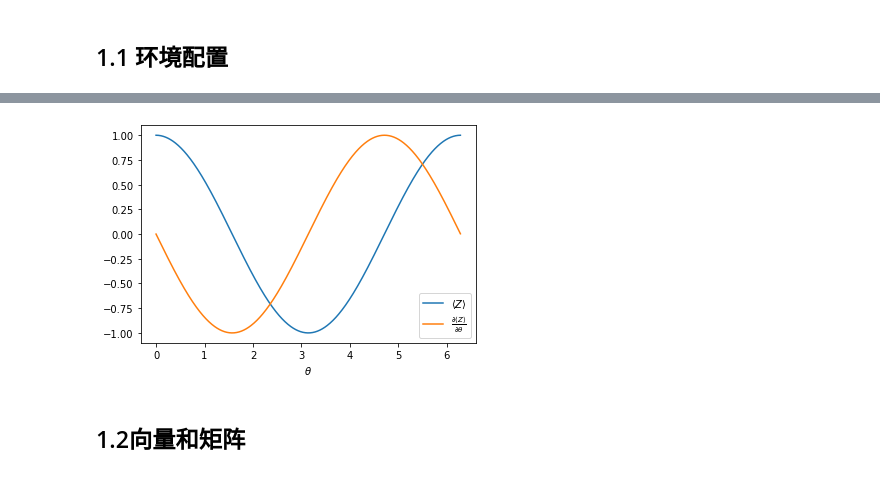
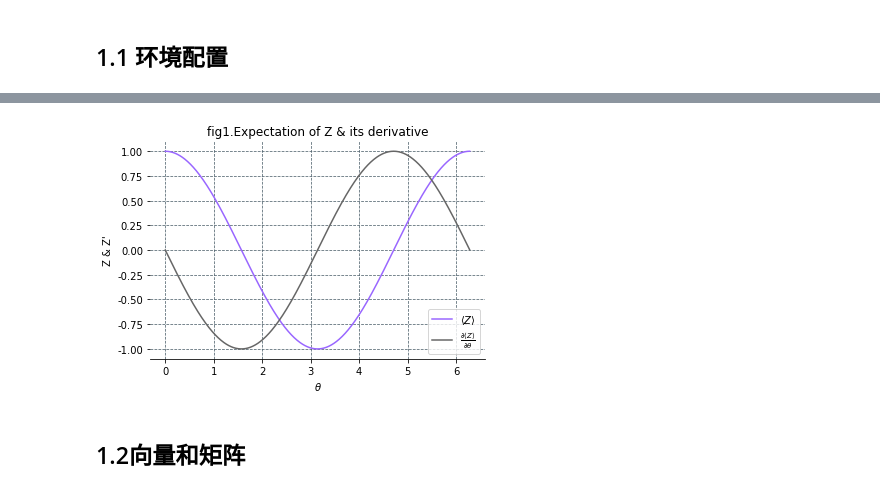
Before and after one commit to BenjaminT2048/quantum_simulations, a Jupyter notebook: coding diary.ipynb, the cells around one changed output, grey strips where cells are left out. Saved outputs shown, nothing was run; the diff lists cells and outputs as text; code cells hidden in the pictures.

```diff
--- a/coding diary.ipynb
+++ b/coding diary.ipynb
@@ -6,9 +6,10 @@
 from matplotlib import pyplot as plt
 import numpy as np
 import tensorcircuit as tc
+from pylab import mpl
+
 
 K = tc.set_backend("tensorflow")
-
 
 @K.jit
 def exp_z(param):
@@ -21,13 +22,24 @@ grad_z = K.grad(exp_z)
 
 params = K.convert_to_tensor(np.arange(0, 2 * np.pi, 0.01))
 
-plt.plot(params, [exp_z(param) for param in params], label=r"$\langle Z\rangle$")
+
+fig,ax = plt.subplots()
+ax.spines["left"].set_visible(False)
+ax.spines["top"].set_visible(False)
+ax.spines["right"].set_visible(False)
+ax.set_title('fig1.Expectation of Z & its derivative')
+plt.xlabel(r"$\theta$")
+plt.ylabel(r"Z & Z'")
+
+plt.plot(params, [exp_z(param) for param in params], label=r"$\langle Z\rangle$", color  = "#9966FF")
+ax.grid(ls = "--", lw = 0.75, color = "#4E616C")
 plt.plot(
     params,
     [grad_z(param) for param in params],
     label=r"$\frac{\partial \langle Z\rangle}{\partial \theta}$",
+    color = "#666666"
 )
+
 plt.legend()
-plt.xlabel(r"$\theta$")
 plt.show()
 # %% [output]
@@ -41,4 +46,4 @@ To enable them in other operations, rebuild TensorFlow with the appropriate comp
-[figure, old version]
+[figure, new version]
 # %% [markdown]
 ## 1.2向量和矩阵
 # %% [markdown]
```
Also changed, not shown: parts of 9 cells of this notebook.
